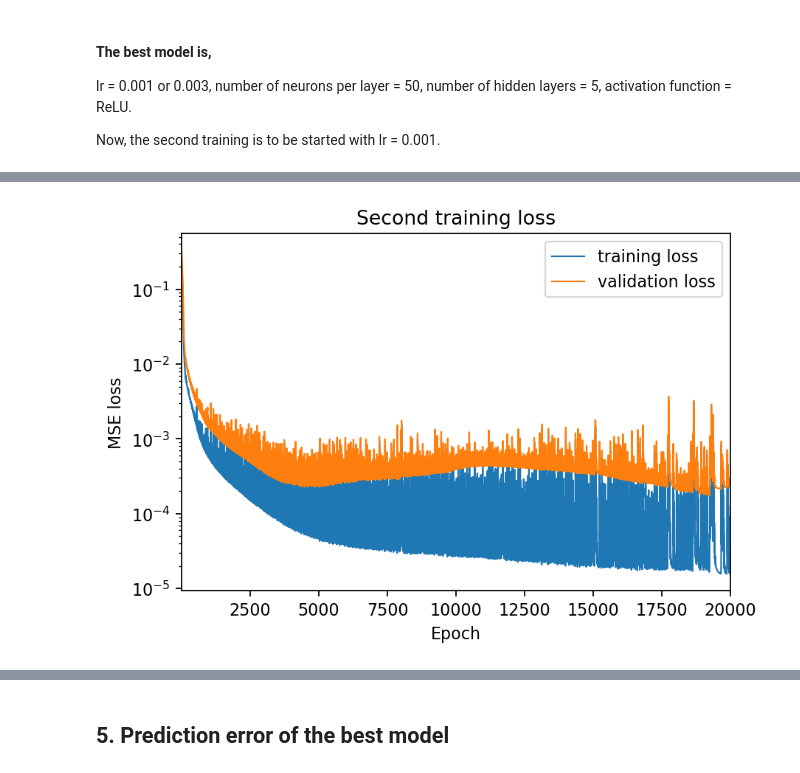
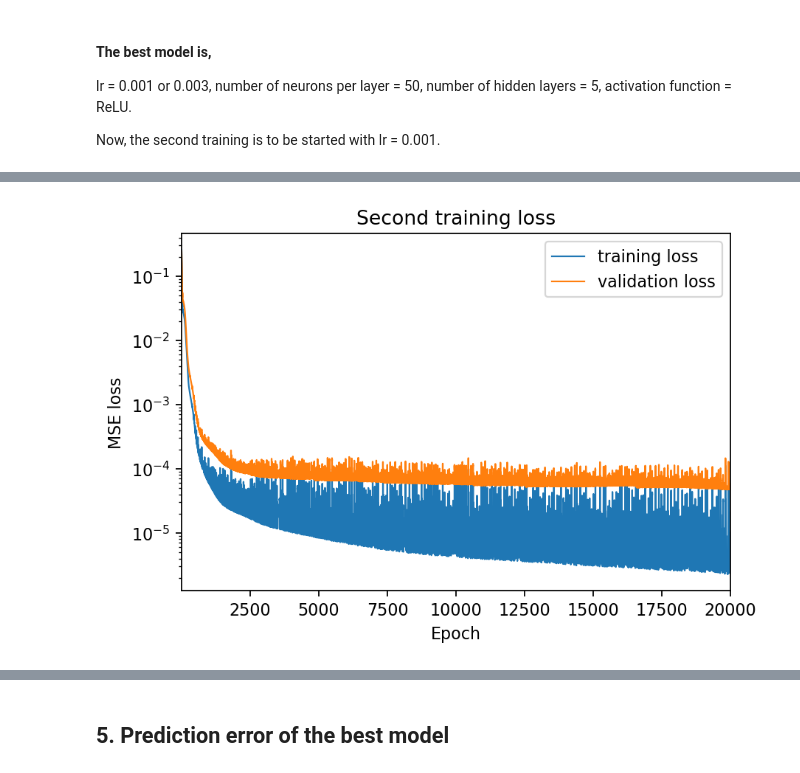
Before and after one commit to JihooKang-KOR/Data_driven_wall_modeling, a Jupyter notebook: notebooks/Mapping_1DChannel.ipynb, the cells around one changed output, grey strips where cells are left out. Cells and saved outputs as stored; diff of their text form; code cells hidden in the pictures.

```diff
--- a/notebooks/Mapping_1DChannel.ipynb
+++ b/notebooks/Mapping_1DChannel.ipynb
@@ -320,4 +296,9 @@ train_data = reshape_data(dUdy_wall[:, train_idx], dUdy_face[:, train_idx], Ux_f
 test_data = test_data[test_data[:, 1] >= 1e-15]
 val_data = val_data[val_data[:, 1] >= 1e-15]
 train_data = train_data[train_data[:, 1] >= 1e-15]
+
+# Use float64 type
+test_data = test_data.double()
+val_data = val_data.double()
+train_data = train_data.double()
 # %%
@@ -382,12 +351,14 @@ def optimize_model(model: pt.nn.Module, x_train: pt.Tensor, y_train: pt.Tensor,
     for e in range(1, epochs+1):
         optimizer.zero_grad()
         prediction = model(x_train).squeeze()
+        pt.clamp(prediction, min = 1e-15) # Limit the minimum value of the prediction
         loss = criterion(prediction, y_train)
         loss.backward()
         optimizer.step()
         train_loss.append(loss.item())
         with pt.no_grad():
             prediction = model(x_val).squeeze()
+            pt.clamp(prediction, min = 1e-15) # Limit the minimum value of the prediction
             loss = criterion(prediction, y_val)
             val_loss.append(loss.item())
         if isdir(save_best):
@@ -432,12 +404,13 @@ plt.savefig(f"{output}/train_val_loss.svg", bbox_inches="tight")
 # %%
 # Calculate L_inf
 best_model = MappingNN(**model_params)
+best_model = best_model.double()
 best_model.load_state_dict(pt.load(f"{save_model_in}best_model_train.pt"))
 prediction = best_model(test_data_norm[:, 3:]).squeeze()
 l2 = (prediction - test_data_norm[:, 0:3]).square().mean()
 # We normalize the maximum error with the range of the scaled dUdy and Ux_face,
-# which is 1-(-1)=2
-lmax = (prediction - test_data_norm[:, 0:3]).absolute().max() / 2
+# which is 1 - 0 = 1
+lmax = (prediction - test_data_norm[:, 0:3]).absolute().max()
 print("MSE test loss: {:1.4e}".format(l2))
 print("Lmax test loss: {:1.4e}".format(lmax))
 # %% [output]
@@ -686,8 +683,9 @@ model_params = {
     "n_neurons": 50,
     "activation": pt.nn.ReLU()
 }
-model = MappingNN(**model_params)
-train_loss, val_loss = optimize_model(model, train_data_norm[:, 3:], train_data_norm[:, 0:3],
+model2 = MappingNN(**model_params)
+model2 = model2.double()
+train_loss2, val_loss2 = optimize_model(model2, train_data_norm[:, 3:], train_data_norm[:, 0:3],
                                       val_data_norm[:, 3:], val_data_norm[:, 0:3], lr = 0.001, epochs = 20000,
                                       save_best=save_model_best)
 # %% [output]
@@ -695,16 +693,16 @@ train_loss, val_loss = optimize_model(model, train_data_norm[:, 3:], train_data_
 # %%
-epochs = len(train_loss)
+epochs = len(train_loss2)
 plt.title("Second training loss")
-plt.plot(range(1, epochs+1), train_loss, lw=1.0, label="training loss")
-plt.plot(range(1, epochs+1), val_loss, lw=1.0, label="validation loss")
+plt.plot(range(1, epochs+1), train_loss2, lw=1.0, label="training loss")
+plt.plot(range(1, epochs+1), val_loss2, lw=1.0, label="validation loss")
 plt.xlabel("Epoch")
 plt.ylabel("MSE loss")
 plt.xlim(1, epochs+1)
 plt.yscale("log")
 plt.legend()
 plt.savefig(f"{output}/train_val_loss_best.svg", bbox_inches="tight")
 # %% [output]
-[figure, old version]
+[figure, new version]
 # %%
 # Calculate L_inf again
 best_model2 = MappingNN(**model_params)
```
Also changed, not shown: parts of 33 cells of this notebook.
